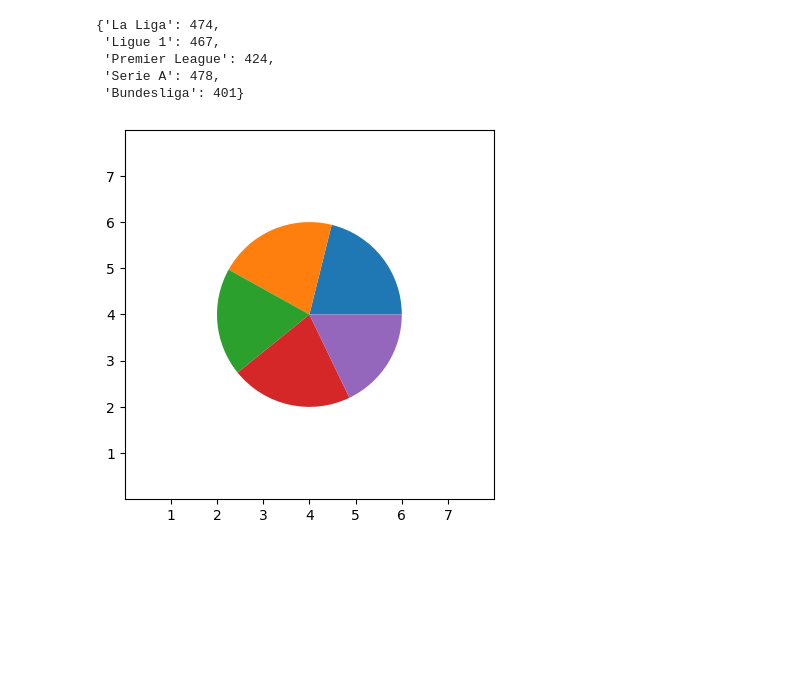
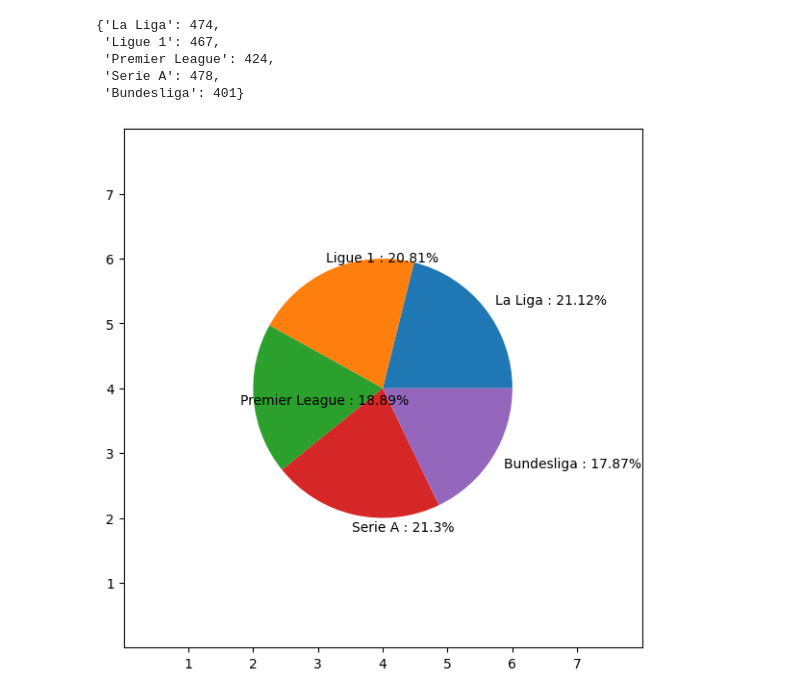
Before and after one commit to ThierryKunda/prediction-ballon-d-or, a Jupyter notebook: introduction.ipynb, the cells around one changed output. Drawn from its saved outputs; the diff is of its cells as text; code cells hidden in the pictures; blank space fills up the shorter version.

Commit message:
Diagramme circulaire ligues

```diff
--- a/introduction.ipynb
+++ b/introduction.ipynb
@@ -322,9 +324,15 @@ nb_par_champ
  'Bundesliga': 401}
 # %%
 fig, ax = plt.subplots()
-ax.pie(nb_par_champ.values(), frame=True, center=(4,4), radius=2)
+# Taille de l'image
+fig.set_size_inches(7,7)
+# Etiquettes avec associations nom de la ligue - pourcentage du total (après nettoyage et encodage)
+perc_labels = [f"{cmp} : {round(nb_par_champ[cmp]/total_joueurs*100, 2)}%" for cmp in nb_par_champ]
+# Diagramme circulaire
+ax.pie(nb_par_champ.values(), frame=True, center=(4,4), radius=2, labels=perc_labels)
+# Paramétrages des axes
 ax.set(xlim=(0, 8), xticks=np.arange(1, 8),
        ylim=(0, 8), yticks=np.arange(1, 8))
 plt.show()
 # %% [output]
-[figure, old version]
+[figure, new version]
```
Also changed, not shown: parts of 5 cells of this notebook.
